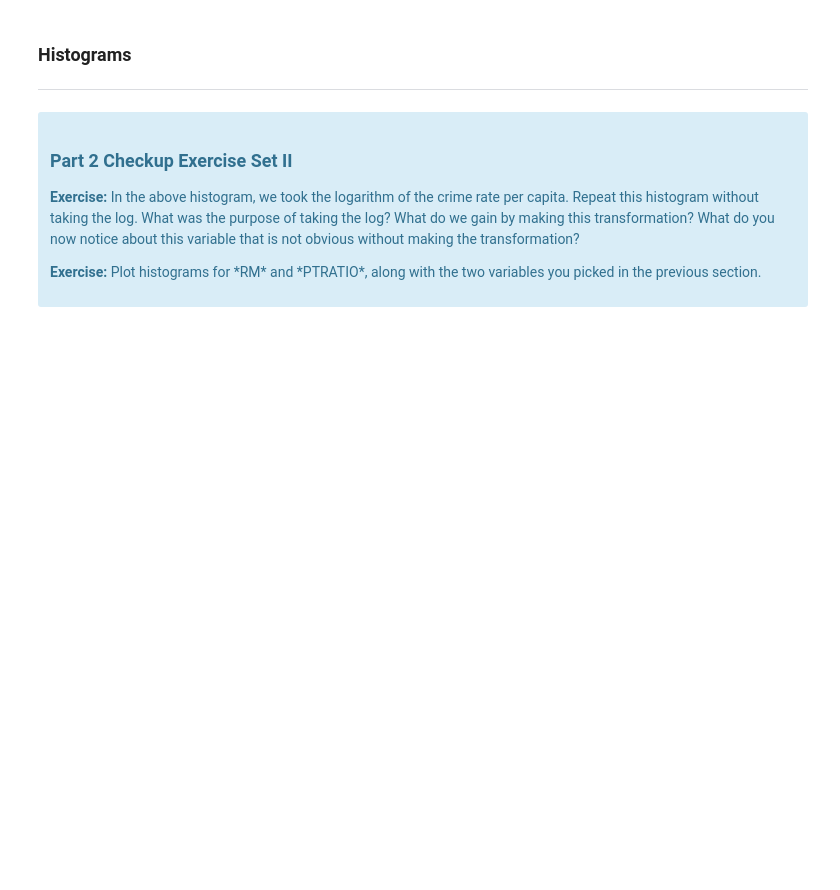
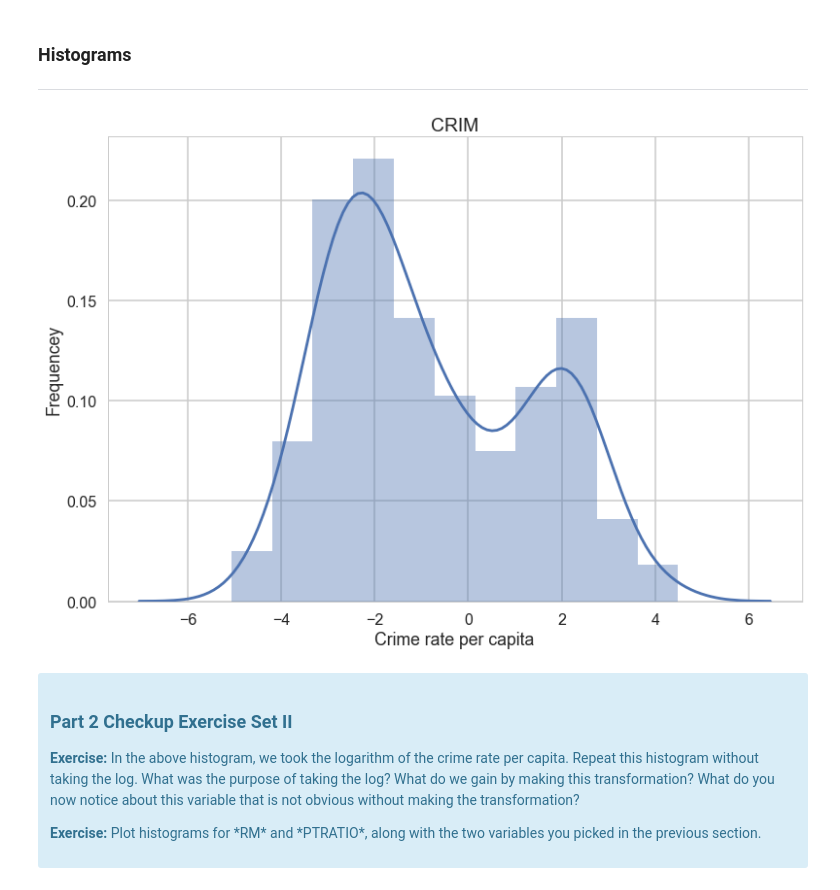
Before and after one commit to mskaerthomason/Springboard-Projects, a Jupyter notebook: linear_regression/Mini_Project_Linear_Regression.ipynb, the cells around one changed output. Drawn from its saved outputs; the diff is of its cells as text; code cells hidden in the pictures; blank space fills up the shorter version.

```diff
--- a/linear_regression/Mini_Project_Linear_Regression.ipynb
+++ b/linear_regression/Mini_Project_Linear_Regression.ipynb
@@ -262,11 +325,13 @@ sns.regplot(y="PRICE", x="RM", data=bos, fit_reg = True)
 ### Histograms
 ***
 # %%
-plt.hist(np.log(bos.CRIM))
+sns.distplot(np.log(bos.CRIM))
 plt.title("CRIM")
 plt.xlabel("Crime rate per capita")
 plt.ylabel("Frequencey")
 plt.show()
+# %% [output]
+[figure, added]
 # %% [markdown]
 <div class="span5 alert alert-info">
 <h3>Part 2 Checkup Exercise Set II</h3>
```
Also changed, not shown: parts of 14 cells of this notebook.
